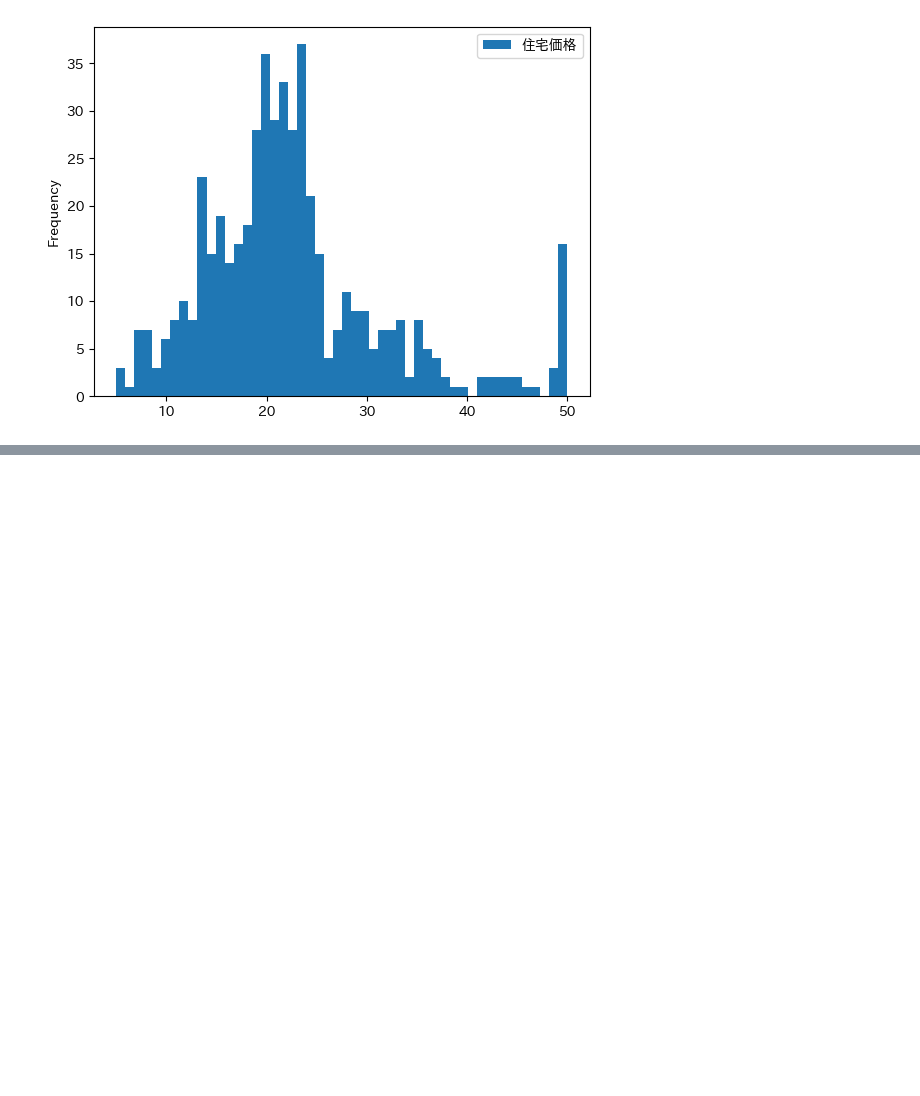
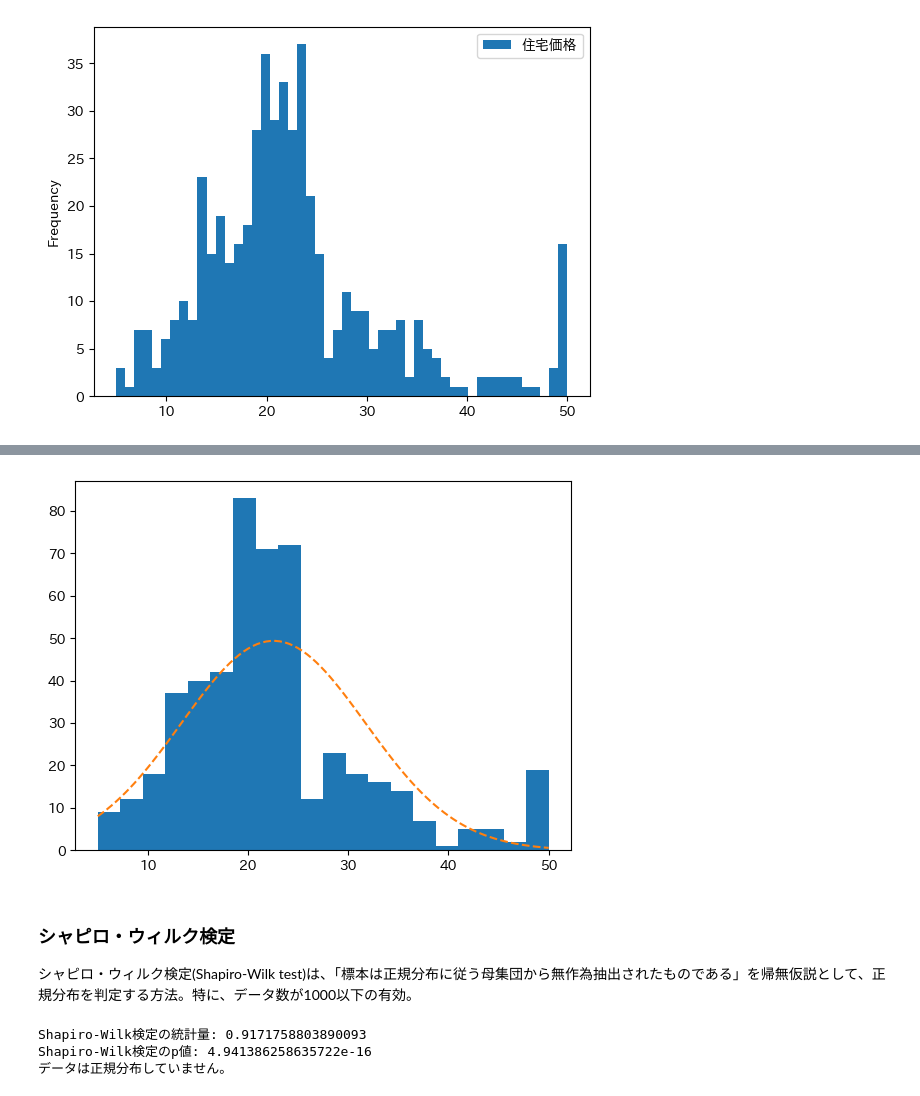
Before and after one commit to mochi7415/ml-collection, a Jupyter notebook: 01_Study/Basics/Data_science/03_データ分析と可視化.ipynb, the cells around one changed output, grey strips where cells are left out. Saved outputs shown, nothing was run; the diff lists cells and outputs as text; code cells hidden in the pictures; blank space fills up the shorter version.

Commit message:
[edit] data analysis

```diff
--- a/01_Study/Basics/Data_science/03_データ分析と可視化.ipynb
+++ b/01_Study/Basics/Data_science/03_データ分析と可視化.ipynb
@@ -190,0 +210,63 @@ df[['住宅価格']].plot(kind='hist', bins=50) # ビンの数を50に設定し
+# %%
+# ヒストグラムと正規分布を重ねて表示
+
+import numpy as np
+import matplotlib.pyplot as plt
+import japanize_matplotlib # 日本語フォントを使用するためのライブラリ
+
+
+
+from scipy.stats import norm # 正規分布を扱うためのライブラリ
+
+x = np.linspace(-5, 5, 100)  # 区間[-5,5]を100等分する
+y = norm.pdf(x)  # 確率密度関数
+
+
+
+
+
+import pandas as pd
+
+df = pd.read_csv('./data/boston.csv')
+
+df.drop('黒人',axis=1,inplace=True) # '黒人'列を削除
+
+bins = 20
+k = (df['住宅価格'].max() - df['住宅価格'].min()) / bins  # 区間幅
+x = np.linspace(df['住宅価格'].min(), df['住宅価格'].max(), 100) # 区間の範囲を100等分する
+y = norm.pdf(x, df['住宅価格'].mean(), df['住宅価格'].std())* len(df['住宅価格']) * k # 確率密度関数をスケーリング
+
+plt.hist(df['住宅価格'], bins=bins)  # ヒストグラム
+plt.plot(x, y, linestyle='--') # 確率密度関数
+plt.show()
+# %% [output]
+[figure, added]
+# %% [markdown]
+### シャピロ・ウィルク検定
+
+シャピロ・ウィルク検定(Shapiro-Wilk test)は、「標本は正規分布に従う母集団から無作為抽出されたものである」を帰無仮説として、正規分布を判定する方法。特に、データ数が1000以下の有効。
+# %%
+# '住宅価格'列のシャピロ・ウィルク検定"
+
+import japanize_matplotlib # 日本語フォントを使用するためのライブラリ
+import pandas as pd
+
+df = pd.read_csv('./data/boston.csv')
+
+df.drop('黒人',axis=1,inplace=True) # '黒人'列を削除
+
+from scipy.stats import shapiro # シャピロ・ウィルク検定を行うためのライブラリ
+statistic, p_value = shapiro(df['住宅価格'])
+print('Shapiro-Wilk検定の統計量:', statistic)
+print('Shapiro-Wilk検定のp値:', p_value)
+
+
+# p値が0.05より小さい場合、データは正規分布していないと判断されます。
+if p_value < 0.05:
+    print("データは正規分布していません。")
+else:
+    print("データは正規分布しています。")
+# %% [output]
+Shapiro-Wilk検定の統計量: 0.9171758803890093
+Shapiro-Wilk検定のp値: 4.941386258635722e-16
+データは正規分布していません。
```
Also changed, not shown: parts of 4 cells of this notebook.
